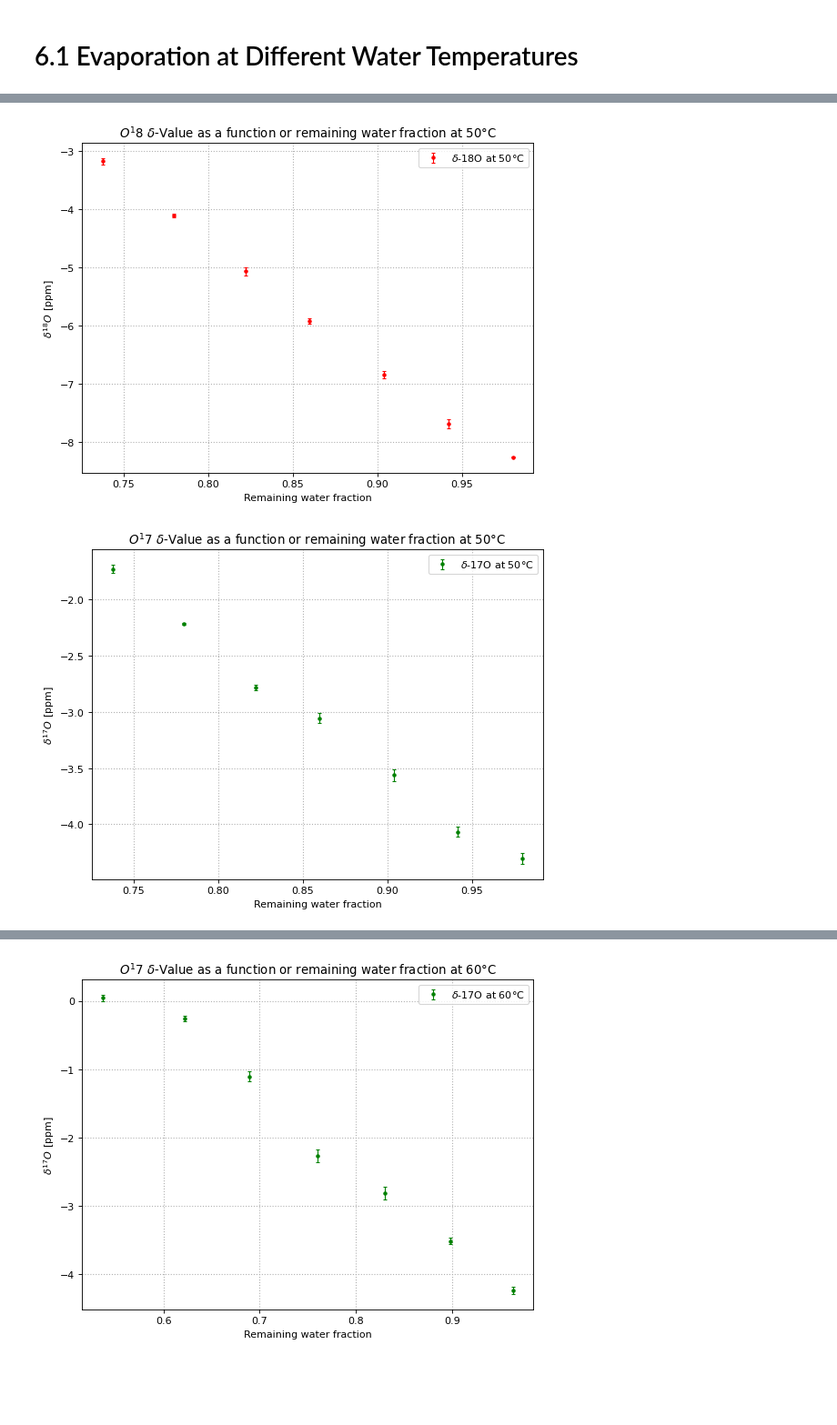
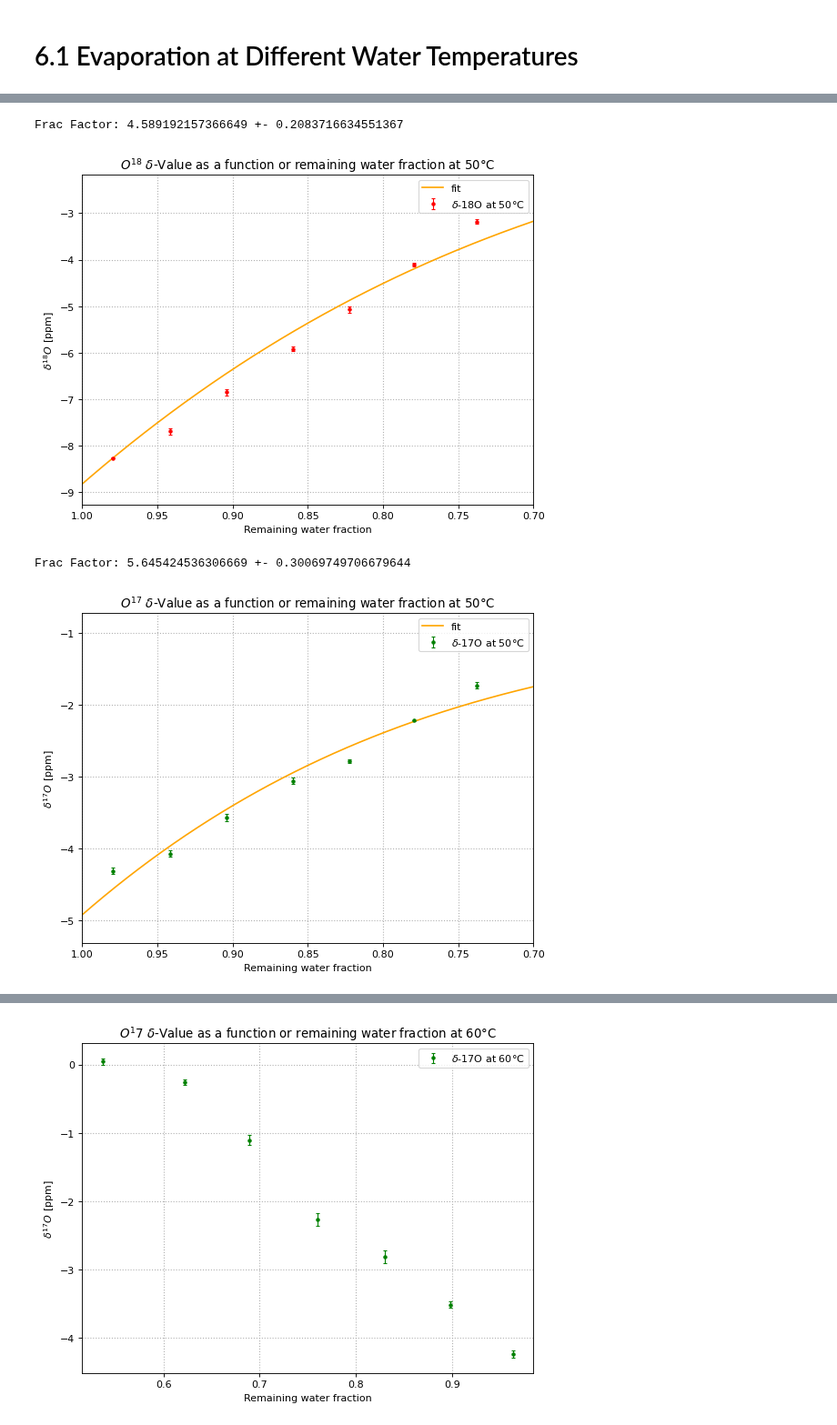
Before and after one commit to fexfl/FP, a Jupyter notebook: F55/F55 Analysis.ipynb, the cells around one changed output, grey strips where cells are left out. Shown at 91% size. Saved outputs shown, nothing was run; the diff lists cells and outputs as text; code cells hidden in the pictures; blank space fills up the shorter version.

```diff
--- a/F55/F55 Analysis.ipynb
+++ b/F55/F55 Analysis.ipynb
@@ -797,4 +797,8 @@ Adding delta 17O sd value of  0.08053391 to unknown samples data for sample ['W0
 m_W_40 = (np.array([958.3,947.4,936.4,924.4,914.6,902.2,890.6])-426.8)/538.3
 m_W_50 = (np.array([950.4,929.8,909.4,885.6,865.3,842.3,819.7])-421.9)/539.3
 m_W_60 = (np.array([941.9,906.9,870.0,832.4,794.0,757.5,711.7])-421.9)/539.8
+# %%
+# Define fit function (Rayleigh Fractionation)
+def rayleigh(Nfrac, alpha, delta_0):
+    return (1 + delta_0)*(Nfrac)**(alpha - 1) - 1
 # %%
@@ -844,23 +880,39 @@ plt.grid(linestyle=":", linewidth=1)
 # %%
+popt_w50_18O, pcov_w50_18O = curve_fit(rayleigh, m_W_50, water_50_delta_18O, sigma = water_50_delta_18O_sd)
+x_w50_18O = np.linspace(0.7, 1, 1000)
+
 plt.figure(figsize=(8, 6), dpi=80)
 plt.errorbar(m_W_50,water_50_delta_18O, yerr = water_50_delta_18O_sd, linestyle='None', marker = ".", color = "red", label="$\delta$-18O at 50°C", capsize = 2, elinewidth=1)
+plt.plot(x_w50_18O, rayleigh(x_w50_18O, *popt_w50_18O), label="fit", color = "orange")
 plt.xlabel('Remaining water fraction')
 plt.ylabel('$\delta^{18}O$ [ppm]')
-plt.title('$O^18$ $\delta$-Value as a function or remaining water fraction at 50°C')
+plt.title('$O^{18}$ $\delta$-Value as a function or remaining water fraction at 50°C')
 #plt.yscale('log')
+plt.axis([1, 0.7, min(water_50_delta_18O) - 1, max(water_50_delta_18O) + 1])
 plt.legend()
 plt.grid(linestyle=":", linewidth=1)
+
+print("Frac Factor:", popt_w50_18O[0], "+-", np.sqrt(pcov_w50_18O[0,0]))
 # %% [output]
+Frac Factor: 4.589192157366649 +- 0.2083716634551367
-[figure, old version]
+[figure, new version]
 # %%
+popt_w50_17O, pcov_w50_17O = curve_fit(rayleigh, m_W_50, water_50_delta_17O, sigma = water_50_delta_17O_sd)
+x_w50_17O = np.linspace(0.7, 1, 1000)
+
 plt.figure(figsize=(8, 6), dpi=80)
 plt.errorbar(m_W_50,water_50_delta_17O, yerr = water_50_delta_17O_sd, linestyle='None', marker = ".", color = "green", label="$\delta$-17O at 50°C", capsize = 2, elinewidth=1)
+plt.plot(x_w50_17O, rayleigh(x_w50_17O, *popt_w50_17O), label="fit", color = "orange")
 plt.xlabel('Remaining water fraction')
 plt.ylabel('$\delta^{17}O$ [ppm]')
-plt.title('$O^17$ $\delta$-Value as a function or remaining water fraction at 50°C')
+plt.title('$O^{17}$ $\delta$-Value as a function or remaining water fraction at 50°C')
 #plt.yscale('log')
+plt.axis([1, 0.7, min(water_50_delta_17O) - 1, max(water_50_delta_17O) + 1])
 plt.legend()
 plt.grid(linestyle=":", linewidth=1)
+
+print("Frac Factor:", popt_w50_17O[0], "+-", np.sqrt(pcov_w50_17O[0,0]))
 # %% [output]
+Frac Factor: 5.645424536306669 +- 0.30069749706679644
-[figure, old version]
+[figure, new version]
 # %%
```
Also changed, not shown: parts of 9 cells of this notebook.
